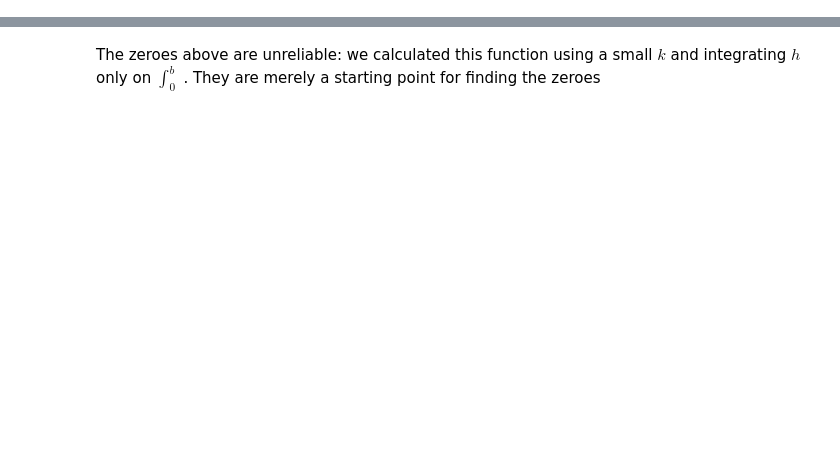
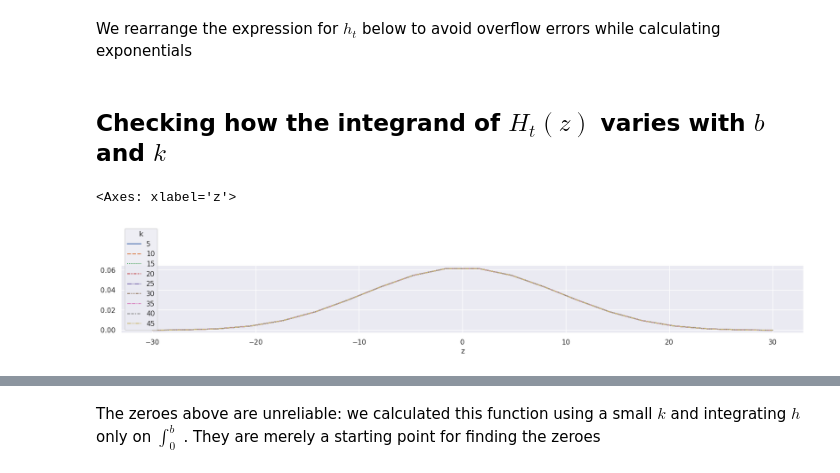
Before and after one commit to migueltorrescosta/notebooks, a Jupyter notebook: Quantum/Riemann.ipynb, the cells around one changed output, grey strips where cells are left out. Saved outputs shown, nothing was run; the diff lists cells and outputs as text; code cells hidden in the pictures; blank space fills up the shorter version.

```diff
--- a/Quantum/Riemann.ipynb
+++ b/Quantum/Riemann.ipynb
@@ -46,18 +106,12 @@ import itertools
+# %% [markdown]
+We rearrange the expression for $h_t$ below to avoid overflow errors while calculating exponentials
 # %%
 def h(t, u, z, k):
     return np.product([
-        math.exp(t*u**2),
+        math.pi,
+        math.cos(z*u),
         np.sum([
-            (2*math.pi**2*n**4*math.exp(9*u)-3*math.pi*n**2*math.exp(5*u))*math.exp(-1*math.pi*n**2*math.exp(4*u))
+            (2*math.pi*n**4*math.exp(9*u + t*u**2 - math.pi*n**3*math.exp(4*u)) - 3*n**2*math.exp(5*u+t*u**2-math.pi*n**2*math.exp(4*u)))
             for n in range(1, k+1)
         ]),
-        math.cos(z*u)
     ])
-
-def H(t,z,k,b):
-    function = lambda u: h(t,u,z,k)
-    return quad(
-        func=function,
-        a=0,
-        b=b
-    )
@@ -63,0 +126,21 @@ def H(t,z,k,b):
+# %% [markdown]
+## Checking how the integrand of $H_t(z)$ varies with $b$ and $k$
+# %%
+z_values=np.linspace(-30,30,20)
+k_values=range(5, 50,5)
+ht = pd.DataFrame([
+    {
+        "z": z,
+        "k": k,
+        "root": H(t=0.25, z=z, b=10, k=k)[0],
+    }
+    for z, k in tqdm(
+        itertools.product(z_values, k_values),
+        total=len(z_values)*len(k_values)
+    )
+])
+# %%
+sns.lineplot(data=ht.pivot(index="z", columns="k", values="root"))
+# %% [output]
+<Axes: xlabel='z'>
+[figure, added]
```
Also changed, not shown: parts of 34 cells of this notebook, 8 other files.
